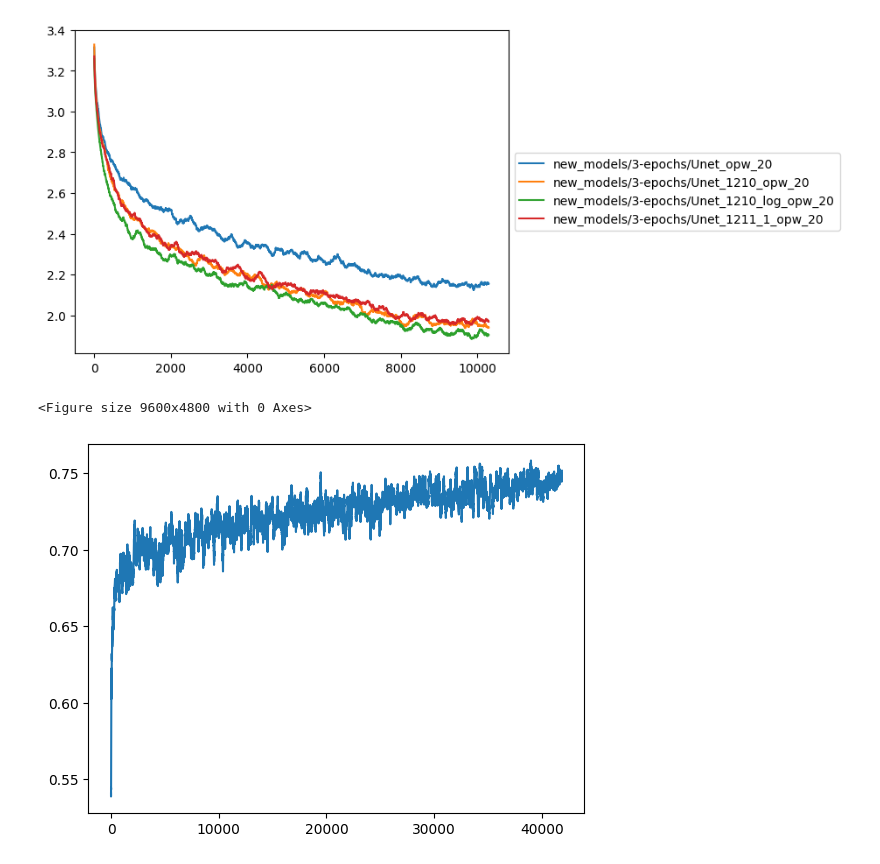
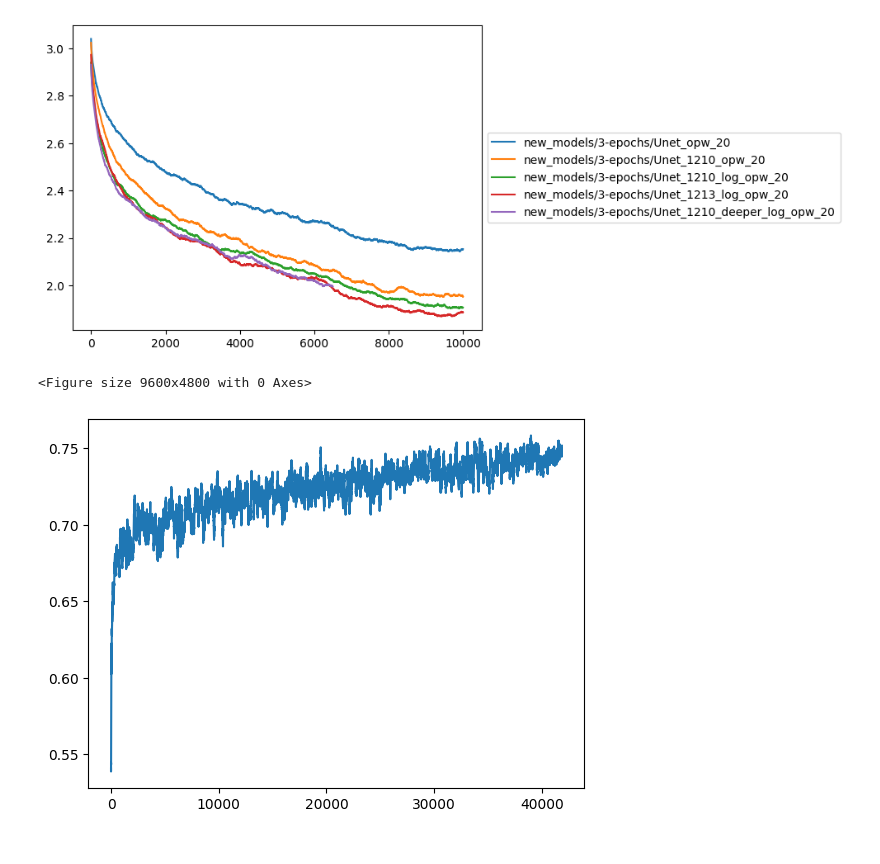
Before and after one commit to KelvinzLi/singing_transcription_ICASSP2021, a Jupyter notebook: AST/Train Plot.ipynb, the cells around one changed output. Drawn from its saved outputs; the diff is of its cells as text; code cells hidden in the pictures.

```diff
--- a/AST/Train Plot.ipynb
+++ b/AST/Train Plot.ipynb
@@ -32,11 +32,17 @@ def load_train_history(file_dir):
 
 dir_list = ['new_models/3-epochs/Unet_opw_20',
             'new_models/3-epochs/Unet_1210_opw_20',
+            # 'new_models/3-epochs/Unet_1210_no_res_opw_20',
             'new_models/3-epochs/Unet_1210_log_opw_20',
-           #  'new_models/3-epochs/Unet_1210_deeper_opw_20',
-           #  'new_models/3-epochs/Unet_1210_bigger_opw_20',
+            'new_models/3-epochs/Unet_1213_log_opw_20',
+            'new_models/3-epochs/Unet_1210_deeper_log_opw_20',
+            # 'new_models/3-epochs/Unet_1212_log_opw_20',
+            # 'new_models/3-epochs/Unet_1219_log_opw_20',
+            # 'new_models/3-epochs/Unet_1210_deeper_opw_20',
+            # 'new_models/3-epochs/Unet_1210_bigger_opw_20',
            # 'new_models/3-epochs/Unet_1211_opw_20',
-           'new_models/3-epochs/Unet_1211_1_opw_20',]
+           # 'new_models/3-epochs/Unet_1211_1_opw_20',
+]
 
 # dir_list = ['models/unet_test5',
 #            'models/unet_smaller_test',
@@ -65,23 +55,23 @@ file_dict[dir_list[1]]
 # %%
-window = 200
+window = 500
 
 for file_dir, history in file_dict.items():
     if file_dir.split('/')[-1][0] == '.':
         print(file_dir)
         continue
 
     loss_record = history['loss']
     smoothed = smooth_data(loss_record, window)
 
     plt.plot(smoothed, label = file_dir.split('.')[-1])
 
 plt.legend(loc='center left', bbox_to_anchor=(1, 0.5))
 # plt.ylim([1, 5])
 # plt.xlim([100, 150])
 plt.figure(figsize=(96, 48))
 plt.show()
 # %% [output]
-[figure, old version]
+[figure, new version]
 <Figure size 9600x4800 with 0 Axes>
 # %%
 loss_record = load_train_history('new_models/3-epochs/Unet_opw_20_od_065')['fn']
```
Also changed, not shown: parts of 1 cell of this notebook, 1 other file.
